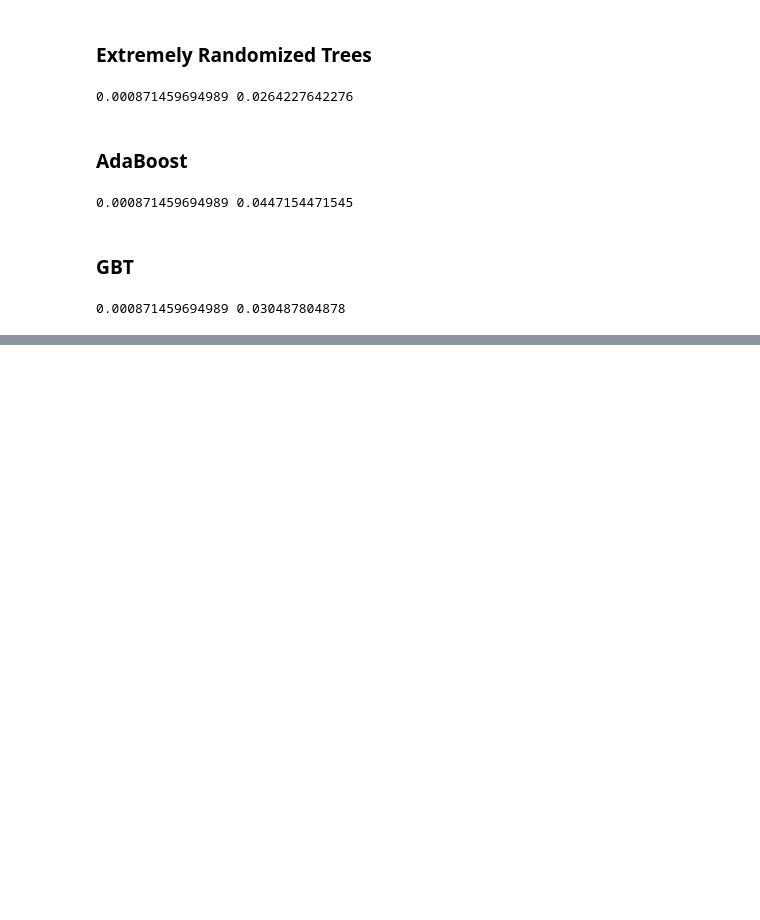
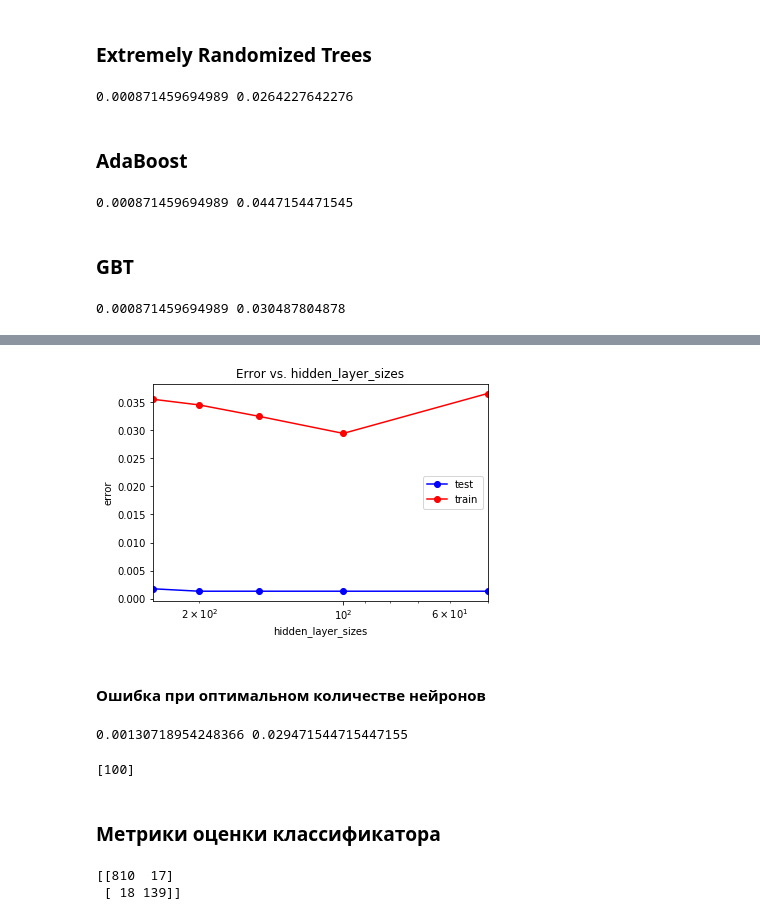
Before and after one commit to Katerina100/MachineLearn, a Jupyter notebook: lab1/DataMining 1.ipynb, the cells around one changed output, grey strips where cells are left out. Cells and saved outputs as stored; diff of their text form; code cells hidden in the pictures; blank space fills up the shorter version.

```diff
--- a/lab1/DataMining 1.ipynb
+++ b/lab1/DataMining 1.ipynb
@@ -563,0 +651,42 @@ print(err_train, err_test)
+# %%
+test_err_hidden_layer = []
+train_err_hidden_layer = []
+for hidden_layer_sizes in hidden_layer_sizes_arr:
+    mlp_model = MLPClassifier(alpha = alpha_opt, hidden_layer_sizes = hidden_layer_sizes,
+                              solver = 'lbfgs', activation = 'logistic', random_state = 10)
+    mlp_model.fit(X_train, y_train)
+
+    y_train_pred = mlp_model.predict(X_train)
+    y_test_pred = mlp_model.predict(X_test)
+    train_err_hidden_layer.append(np.mean(y_train != y_train_pred))
+    test_err_hidden_layer.append(np.mean(y_test != y_test_pred))
+# %%
+plt.semilogx(hidden_layer_sizes_arr, train_err_hidden_layer, 'b-o', label = 'test')
+plt.semilogx(hidden_layer_sizes_arr, test_err_hidden_layer, 'r-o', label = 'train')
+plt.xlim([np.max(hidden_layer_sizes_arr), np.min(hidden_layer_sizes_arr)])
+plt.title('Error vs. hidden_layer_sizes')
+plt.xlabel('hidden_layer_sizes')
+plt.ylabel('error')
+plt.legend()
+pass
+# %% [output]
+[figure, added]
+# %% [markdown]
+#### Ошибка при оптимальном количестве нейронов
+# %%
+print(np.min(train_err_hidden_layer), np.min(test_err_hidden_layer))
+# %% [output]
+0.00130718954248366 0.029471544715447155
+# %%
+hidden_layer = hidden_layer_sizes_arr[test_err_hidden_layer == np.min(test_err_hidden_layer)]
+print(hidden_layer)
+# %% [output]
+[100]
+# %% [markdown]
+### Метрики оценки классификатора
+# %%
+from sklearn.metrics import confusion_matrix
+print(confusion_matrix(y_test_pred, y_test))
+# %% [output]
+[[810  17]
+ [ 18 139]]
```
Also changed, not shown: parts of 20 cells of this notebook.
